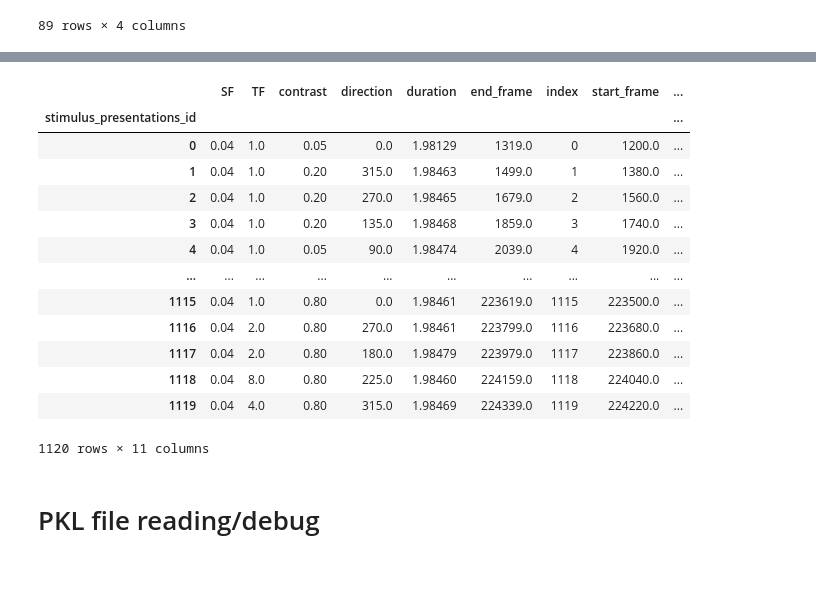
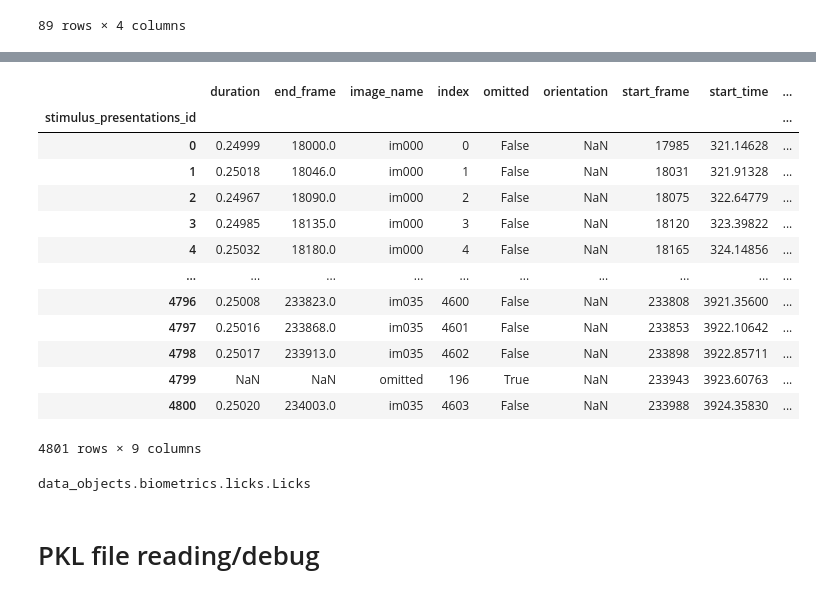
Before and after one commit to AllenNeuralDynamics/lamf-analysis, a Jupyter notebook: ophys-mfish-dev/notebooks/Dataset-object-demo.ipynb, the cells around one changed output, grey strips where cells are left out. Cells and saved outputs as stored; diff of their text form; code cells hidden in the pictures.

```diff
--- a/ophys-mfish-dev/notebooks/Dataset-object-demo.ipynb
+++ b/ophys-mfish-dev/notebooks/Dataset-object-demo.ipynb
@@ -204,0 +12,7 @@ with h5py.File(fp, 'r') as f:
+# %%
+# inputs: code-ocean
+
+data_folder = Path("/root/capsule/data/") # Note: full path, glob doesn't like ~
+processed_path = data_folder / "multiplane-ophys_677594_2023-08-04_09-44-08_processed_2024-02-08_23-26-44"
+plane_folder_path = processed_path / "1287841795" # 1 of 8 possible planes
+raw_path = data_folder / "multiplane-ophys_677594_2023-08-04_09-44-08"
@@ -301,5 +109,0 @@ dff.h5
-# %%
-from data_objects.behavior.behavior_dataset import BehaviorDataset
-processed_path = "/allen/programs/mindscope/workgroups/learning/mattd/co_dev/data/1299958728/processed/1299958728" # give experiment
-raw_path = "/allen/programs/mindscope/workgroups/learning/mattd/co_dev/data/1299958728/raw"
-bd = BehaviorDataset(raw_path)
@@ -324,0 +110,3 @@ bd.running_speed
+# %%
+from data_objects.behavior.behavior_dataset import BehaviorDataset
+bs = BehaviorDataset(raw_path)
@@ -331,17 +229,17 @@ plt.plot(bd.running_speed.timestamps, bd.running_speed.speed)
 # %%
-bd.stimulus_presentations
+bs.stimulus_presentations
 # %% [output]
-|  | SF | TF | contrast | direction | duration | end_frame | index | start_frame | ... |
+|  | duration | end_frame | image_name | index | omitted | orientation | start_frame | start_time | ... |
 | stimulus_presentations_id |  |  |  |  |  |  |  |  | ... |
-| 0 | 0.04 | 1.0 | 0.05 | 0.0 | 1.98129 | 1319.0 | 0 | 1200.0 | ... |
-| 1 | 0.04 | 1.0 | 0.20 | 315.0 | 1.98463 | 1499.0 | 1 | 1380.0 | ... |
-| 2 | 0.04 | 1.0 | 0.20 | 270.0 | 1.98465 | 1679.0 | 2 | 1560.0 | ... |
-| 3 | 0.04 | 1.0 | 0.20 | 135.0 | 1.98468 | 1859.0 | 3 | 1740.0 | ... |
-| 4 | 0.04 | 1.0 | 0.05 | 90.0 | 1.98474 | 2039.0 | 4 | 1920.0 | ... |
+| 0 | 0.24999 | 18000.0 | im000 | 0 | False | NaN | 17985 | 321.14628 | ... |
+| 1 | 0.25018 | 18046.0 | im000 | 1 | False | NaN | 18031 | 321.91328 | ... |
+| 2 | 0.24967 | 18090.0 | im000 | 2 | False | NaN | 18075 | 322.64779 | ... |
+| 3 | 0.24985 | 18135.0 | im000 | 3 | False | NaN | 18120 | 323.39822 | ... |
+| 4 | 0.25032 | 18180.0 | im000 | 4 | False | NaN | 18165 | 324.14856 | ... |
 | ... | ... | ... | ... | ... | ... | ... | ... | ... | ... |
-| 1115 | 0.04 | 1.0 | 0.80 | 0.0 | 1.98461 | 223619.0 | 1115 | 223500.0 | ... |
-| 1116 | 0.04 | 2.0 | 0.80 | 270.0 | 1.98461 | 223799.0 | 1116 | 223680.0 | ... |
-| 1117 | 0.04 | 2.0 | 0.80 | 180.0 | 1.98479 | 223979.0 | 1117 | 223860.0 | ... |
-| 1118 | 0.04 | 8.0 | 0.80 | 225.0 | 1.98460 | 224159.0 | 1118 | 224040.0 | ... |
-| 1119 | 0.04 | 4.0 | 0.80 | 315.0 | 1.98469 | 224339.0 | 1119 | 224220.0 | ... |
+| 4796 | 0.25008 | 233823.0 | im035 | 4600 | False | NaN | 233808 | 3921.35600 | ... |
+| 4797 | 0.25016 | 233868.0 | im035 | 4601 | False | NaN | 233853 | 3922.10642 | ... |
+| 4798 | 0.25017 | 233913.0 | im035 | 4602 | False | NaN | 233898 | 3922.85711 | ... |
+| 4799 | NaN | NaN | omitted | 196 | True | NaN | 233943 | 3923.60763 | ... |
+| 4800 | 0.25020 | 234003.0 | im035 | 4603 | False | NaN | 233988 | 3924.35830 | ... |
-1120 rows × 11 columns
+4801 rows × 9 columns
@@ -348,3 +248,7 @@ bd.stimulus_presentations
+# %%
+bs
+# %% [output]
+data_objects.biometrics.licks.Licks
 # %% [markdown]
 # PKL file reading/debug
 # %%
```
Also changed, not shown: parts of 47 cells of this notebook, 4 other files.
